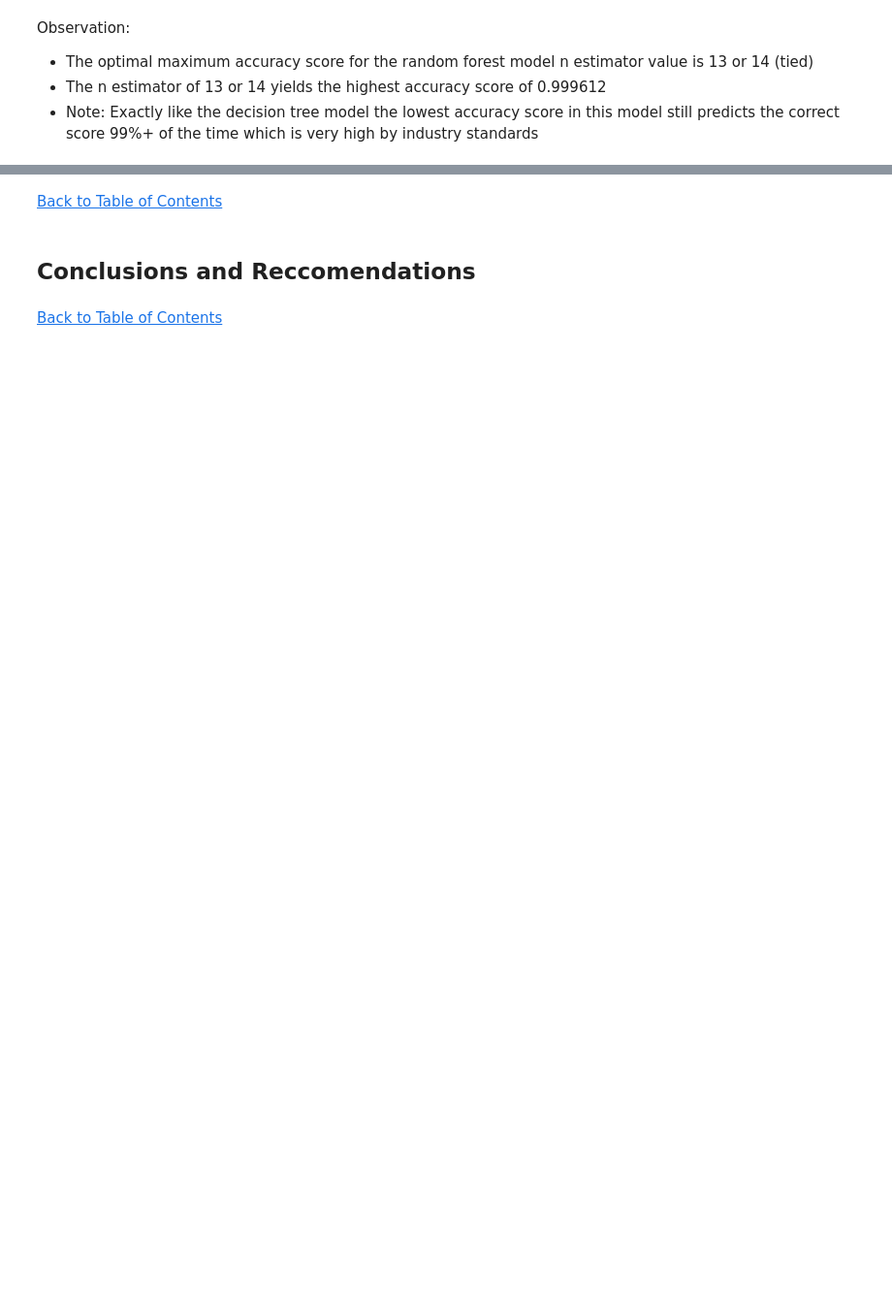
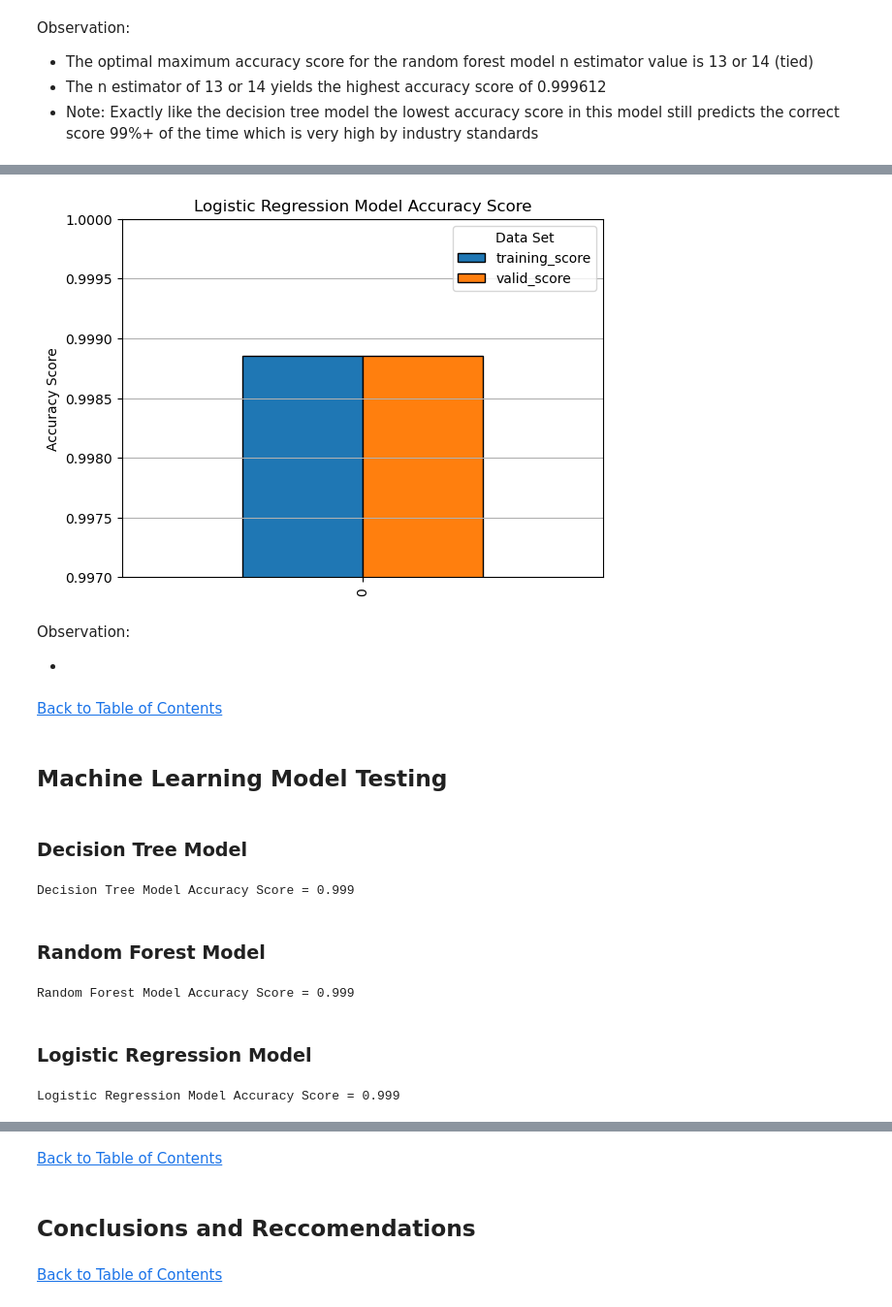
Before and after one commit to jasondo-da/Credit_Card_Fraud_Machine_Learning_Model, a Jupyter notebook: credit_card_fraud_analysis.ipynb, the cells around one changed output, grey strips where cells are left out. Shown at 97% size. Saved outputs shown, nothing was run; the diff lists cells and outputs as text; code cells hidden in the pictures; blank space fills up the shorter version.

```diff
--- a/credit_card_fraud_analysis.ipynb
+++ b/credit_card_fraud_analysis.ipynb
@@ -353,0 +346,6 @@ Observation:
+# %%
+# Training the logistic regression model and calculating the accuracy score
+logreg_model = LogisticRegression(random_state=12345, solver='liblinear')
+logreg_model.fit(features_train, target_train)
+score_train = logreg_model.score(features_train, target_train)
+score_valid = logreg_model.score(features_valid, target_valid)
@@ -353,0 +360,50 @@ Observation:
+# %%
+# Visualizing logistic regression model accuracy score#
+lr.plot(kind='bar',
+        edgecolor='black')
+plt.title('Logistic Regression Model Accuracy Score')
+plt.ylim([0.997, 1])
+plt.ylabel('Accuracy Score')
+plt.legend(title='Data Set',
+           loc='upper right')
+plt.grid(axis='y')
+plt.show()
+# %% [output]
+[figure, added]
+# %% [markdown]
+Observation:
+
+-
+# %% [markdown]
+[Back to Table of Contents](#back)
+# %% [markdown]
+## Machine Learning Model Testing
+# %% [markdown]
+### Decision Tree Model
+# %%
+# Now we use the same models as before except now we use the test dataset instead of the valid dataset
+dtree_model = DecisionTreeClassifier(random_state=12345, max_depth=7)
+dtree_model.fit(features_train, target_train)
+predictions_test = dtree_model.predict(features_test)
+dt_score = accuracy_score(target_test, predictions_test)
+print('Decision Tree Model Accuracy Score =', dt_score)
+# %% [output]
+Decision Tree Model Accuracy Score = 0.999
+# %% [markdown]
+### Random Forest Model
+# %%
+# Using the test dataset instead of the valid dataset
+rforest_model = RandomForestClassifier(random_state=12345, n_estimators=13)
+rforest_model.fit(features_train, target_train)
+rf_score = rforest_model.score(features_test, target_test)
+print('Random Forest Model Accuracy Score =', rf_score)
+# %% [output]
+Random Forest Model Accuracy Score = 0.999
+# %% [markdown]
+### Logistic Regression Model
+# %%
+# Using the test dataset instead of the valid dataset
+score_test = logreg_model.score(features_test, target_test)
+print('Logistic Regression Model Accuracy Score =', score_test)
+# %% [output]
+Logistic Regression Model Accuracy Score = 0.999
```
Also changed, not shown: parts of 24 cells of this notebook.
